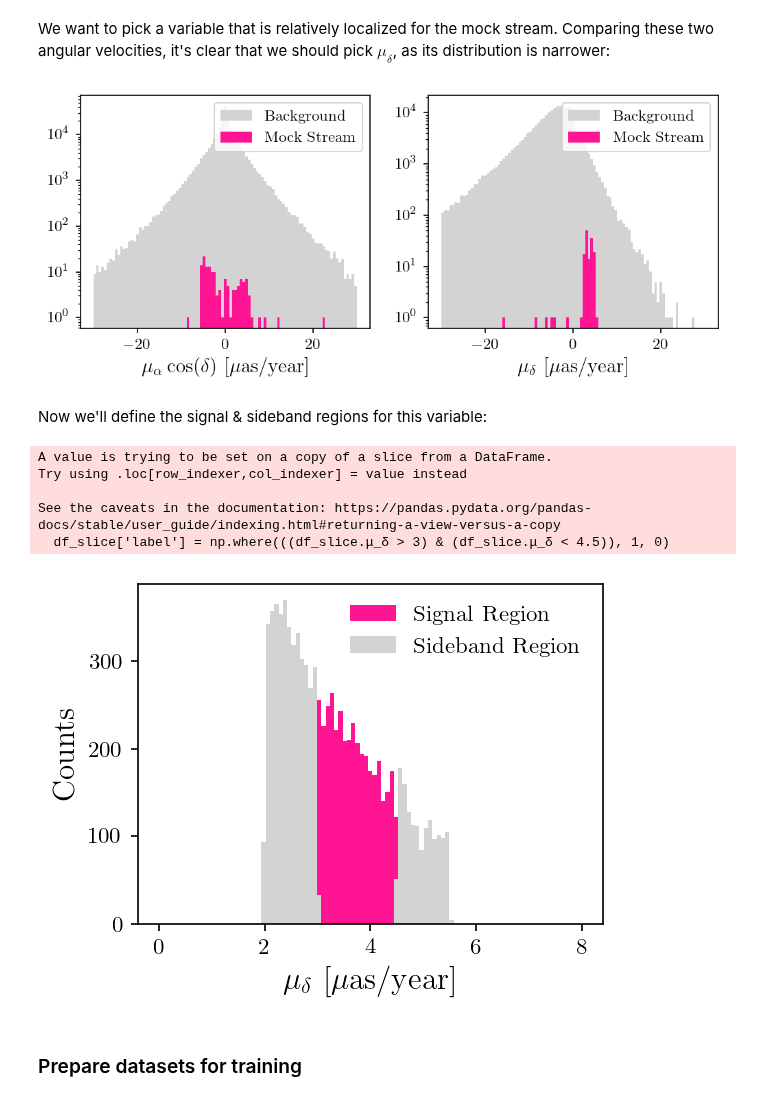
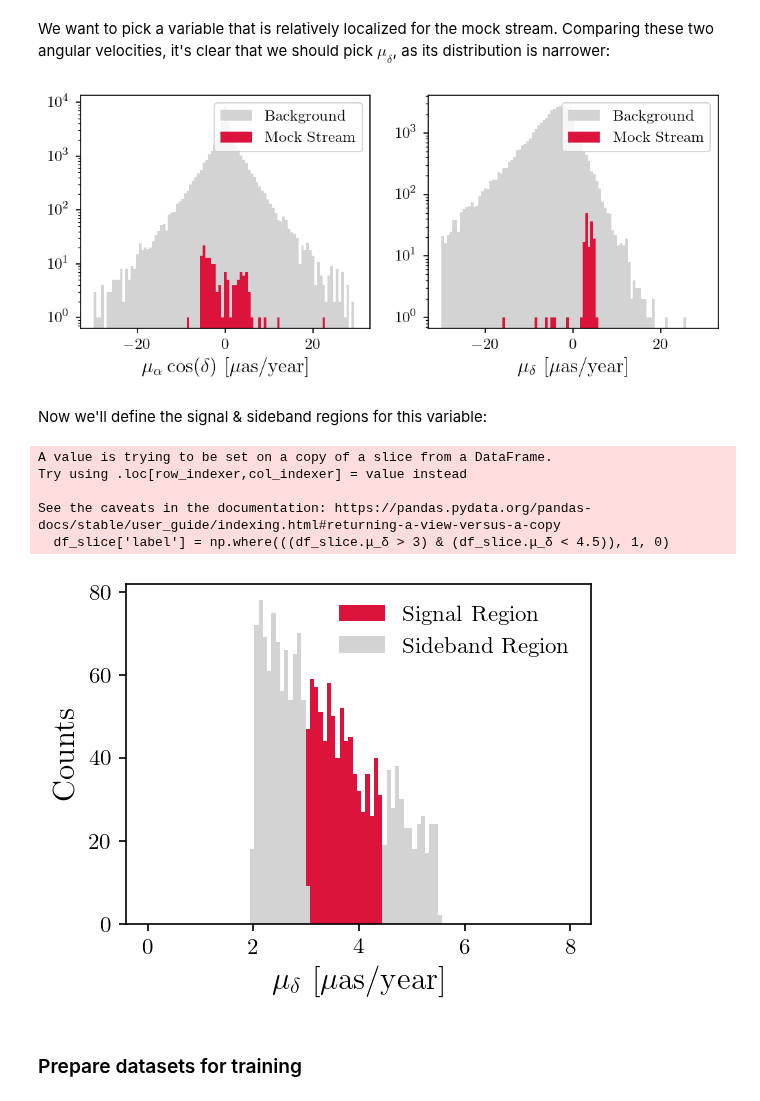
Before and after one commit to hep-lbdl/GaiaCWoLa, a Jupyter notebook: Finding_Mock_Stream.ipynb, the cells around one changed output. Drawn from its saved outputs; the diff is of its cells as text; code cells hidden in the pictures.

Commit message:
Updates to mock stream notebook

```diff
--- a/Finding_Mock_Stream.ipynb
+++ b/Finding_Mock_Stream.ipynb
@@ -63,7 +65,7 @@ print("Before reduction, stream stars make up {:.3f}% of the dataset.".format(10
 # %% [output]
 Before reduction, stream stars make up 0.032% of the dataset.
 # %%
-fraction = 0.5
+fraction = 0.9
 events_to_drop = np.random.choice(df[df.stream == False].index, int(fraction*n_bkg), replace=False)
 df = df.drop(events_to_drop)
 print("After reduction, stream stars make up {:.3f}% of the dataset.".format(100*n_sig/len(df)))
@@ -109,39 +111,39 @@ We want to pick a variable that is relatively localized for the mock stream. Com
 fig, axs = plt.subplots(figsize=(8,3), nrows=1, ncols=2)
 ax = axs[0]
 ax.hist(df.μ_α*np.cos(df.δ), bins = np.linspace(-30,30,100), color="lightgray", label="Background")
-ax.hist(stream.μ_α*np.cos(stream.δ), bins = np.linspace(-30,30,100), color="deeppink", label="Mock Stream")
+ax.hist(stream.μ_α*np.cos(stream.δ), bins = np.linspace(-30,30,100), color="crimson", label="Mock Stream")
 ax.legend()
 ax.set_yscale("log")
 ax.set_xlabel(r"$\mu_\alpha\cos(\delta)$ [$\mu$as/year]", fontsize=14)
 
 ax = axs[1]
 ax.hist(df.μ_δ, bins = np.linspace(-30,30,100), color="lightgray", label="Background")
-ax.hist(stream.μ_δ, bins = np.linspace(-30,30,100), color="deeppink", label="Mock Stream")
+ax.hist(stream.μ_δ, bins = np.linspace(-30,30,100), color="crimson", label="Mock Stream")
 ax.legend()
 ax.set_yscale("log")
 ax.set_xlabel(r"$\mu_\delta$ [$\mu$as/year]", fontsize=14);
 # %% [output]
-[figure, old version]
+[figure, new version]
 # %% [markdown]
 Now we'll define the signal & sideband regions for this variable:
 # %%
 df_slice = df[(df.μ_δ > 2) & (df.μ_δ < 5.5)]
 df_slice['label'] = np.where(((df_slice.μ_δ > 3) & (df_slice.μ_δ < 4.5)), 1, 0)
 
 plt.figure(figsize=(4,3))
 bins = np.linspace(0,8,100)
-plt.hist(df_slice[df_slice.label == 1].μ_δ,bins=bins,color="deeppink",label="Signal Region")
+plt.hist(df_slice[df_slice.label == 1].μ_δ,bins=bins,color="crimson",label="Signal Region")
 plt.hist(df_slice[df_slice.label == 0].μ_δ,bins=bins,color="lightgray",label="Sideband Region")
 plt.legend(frameon=False)
 plt.xlabel(r"$\mu_\delta$ [$\mu$as/year]")
 plt.ylabel("Counts");
 # %% [output]
 A value is trying to be set on a copy of a slice from a DataFrame.
 Try using .loc[row_indexer,col_indexer] = value instead
 
 See the caveats in the documentation: https://pandas.pydata.org/pandas-docs/stable/user_guide/indexing.html#returning-a-view-versus-a-copy
   df_slice['label'] = np.where(((df_slice.μ_δ > 3) & (df_slice.μ_δ < 4.5)), 1, 0)
-[figure, old version]
+[figure, new version]
 # %% [markdown]
 ### Prepare datasets for training
 # %%
```
Also changed, not shown: parts of 12 cells of this notebook.
